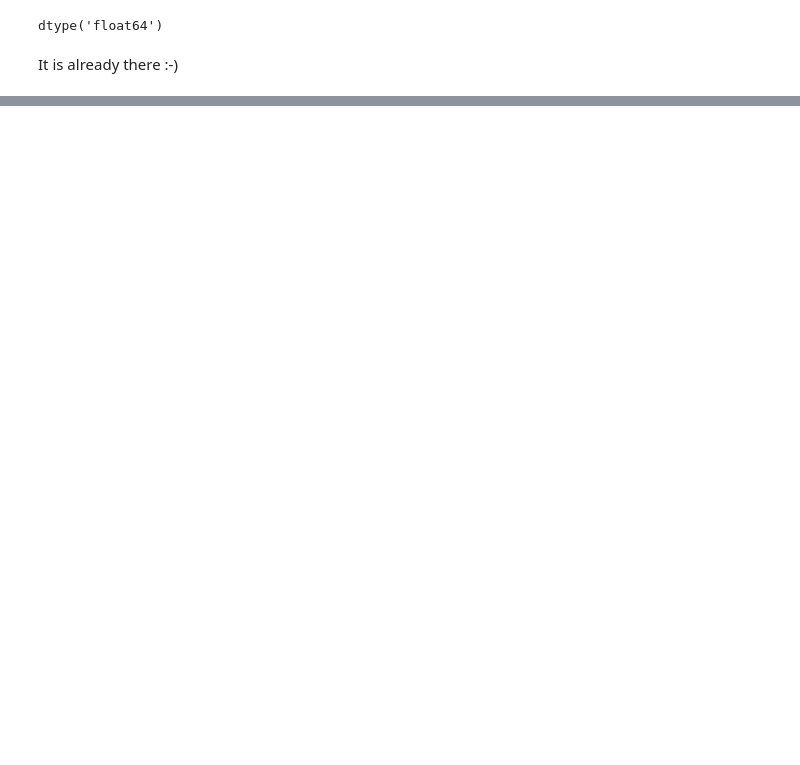
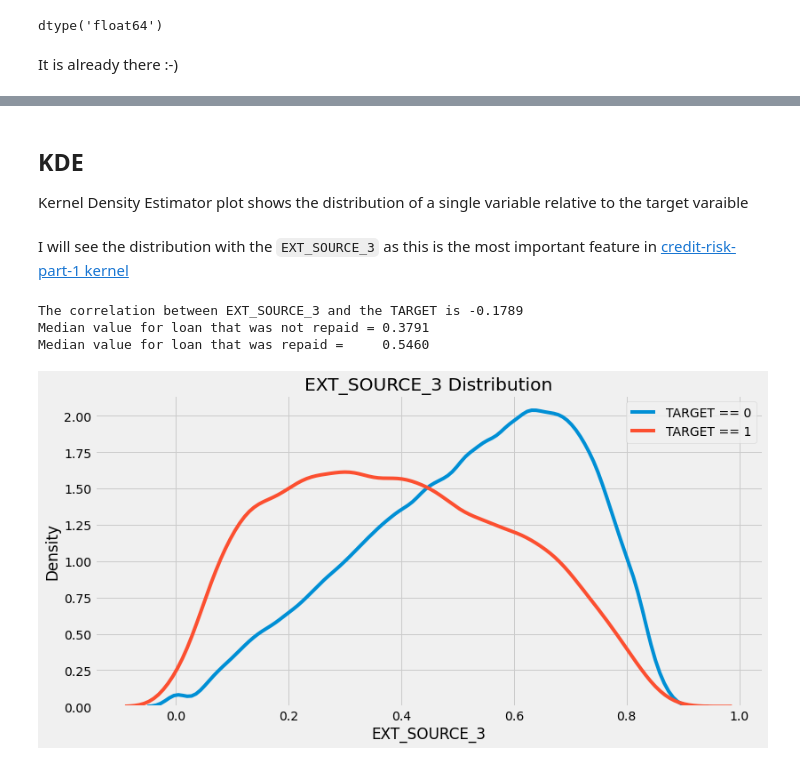
Before and after one commit to salma71/home_credit_risk, a Jupyter notebook: notebooks/KBF_engineering/credit_risk_part#2.ipynb, the cells around one changed output, grey strips where cells are left out. Drawn from its saved outputs; the diff is of its cells as text; code cells hidden in the pictures; blank space fills up the shorter version.

```diff
--- a/notebooks/KBF_engineering/credit_risk_part#2.ipynb
+++ b/notebooks/KBF_engineering/credit_risk_part#2.ipynb
@@ -99,0 +106,38 @@ It is already there :-)
+# %% [markdown]
+## KDE
+Kernel Density Estimator plot shows the distribution of a single variable relative to the target varaible
+# %%
+# Plots the disribution of a variable colored by value of the target
+def kde_target(var_name, df):
+
+    # Calculate the correlation coefficient between the new variable and the target
+    corr = df['TARGET'].corr(df[var_name])
+
+    # Calculate medians for repaid vs not repaid
+    avg_repaid = df.loc[df['TARGET'] == 0, var_name].median()
+    avg_not_repaid = df.loc[df['TARGET'] == 1, var_name].median()
+
+    plt.figure(figsize = (12, 6))
+
+    # Plot the distribution for target == 0 and target == 1
+    sns.kdeplot(df.loc[df['TARGET'] == 0, var_name], label = 'TARGET == 0')
+    sns.kdeplot(df.loc[df['TARGET'] == 1, var_name], label = 'TARGET == 1')
+
+    # label the plot
+    plt.xlabel(var_name); plt.ylabel('Density'); plt.title('%s Distribution' % var_name)
+    plt.legend();
+
+    # print out the correlation
+    print('The correlation between %s and the TARGET is %0.4f' % (var_name, corr))
+    # Print out average values
+    print('Median value for loan that was not repaid = %0.4f' % avg_not_repaid)
+    print('Median value for loan that was repaid =     %0.4f' % avg_repaid)
+# %% [markdown]
+I will see the distribution with the `EXT_SOURCE_3` as this is the most important feature in [credit-risk-part-1 kernel](https://www.kaggle.com/salmaeng/credit-risk-part-1)
+# %%
+kde_target('EXT_SOURCE_3', train)
+# %% [output]
+The correlation between EXT_SOURCE_3 and the TARGET is -0.1789
+Median value for loan that was not repaid = 0.3791
+Median value for loan that was repaid =     0.5460
+[figure, added]
```
Also changed, not shown: parts of 4 cells of this notebook.
